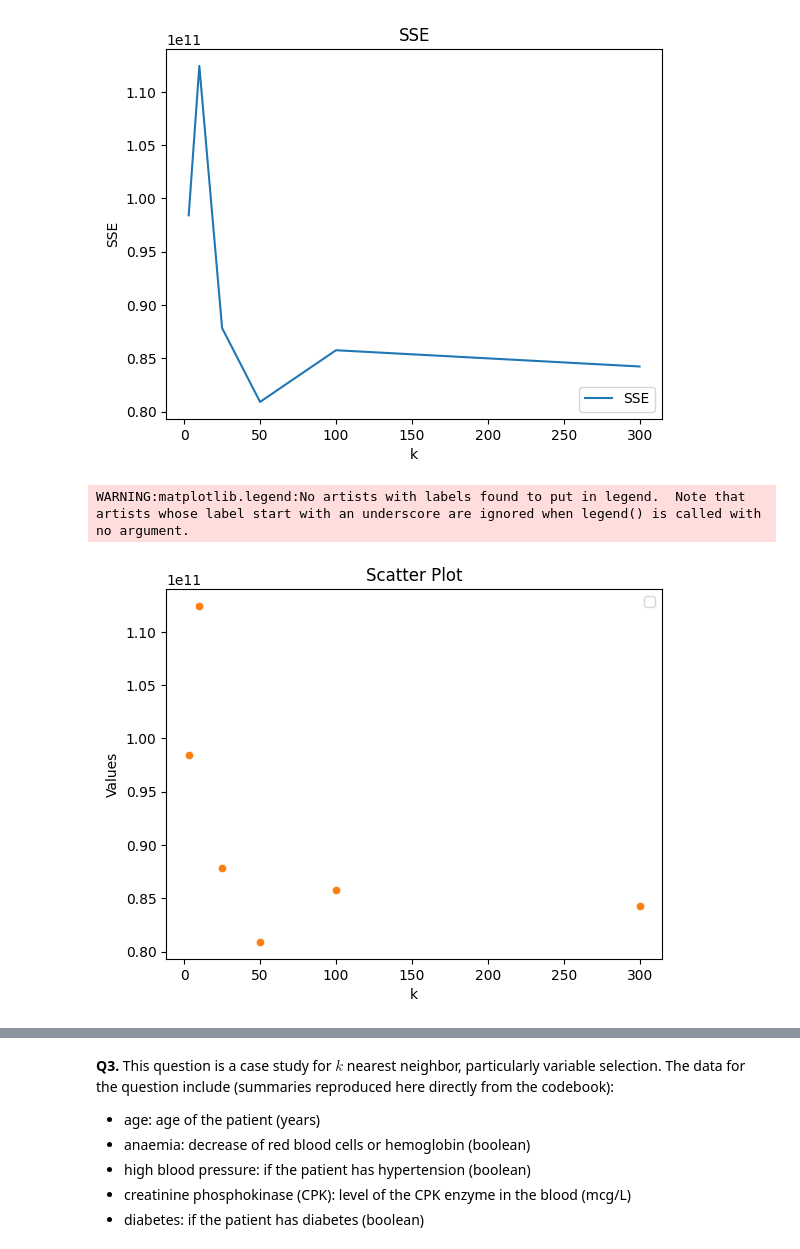
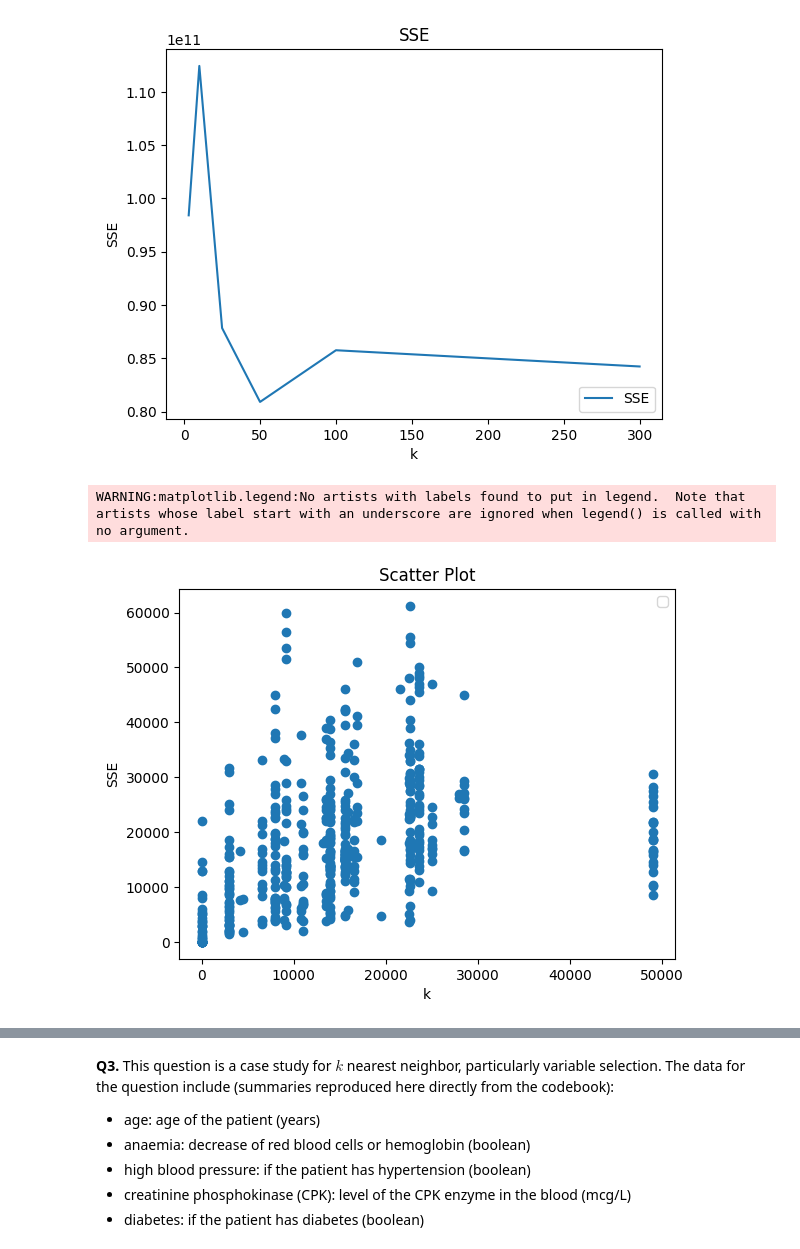
Before and after one commit to ToriStoner/assignment3, a Jupyter notebook: assignment_knn_and_kmc.ipynb, the cells around one changed output, grey strips where cells are left out. Cells and saved outputs as stored; diff of their text form; code cells hidden in the pictures.

```diff
--- a/assignment_knn_and_kmc.ipynb
+++ b/assignment_knn_and_kmc.ipynb
@@ -375,22 +379,23 @@ plt.show()
 # %% [output]
 [figure]
 # %%
-import seaborn as sns
 
-sns.scatterplot(data=y_hat, x= k_bar, y=SSE)
-sns.scatterplot(data= y_test, x=k_bar, y=SSE)
+
+y_hat = fitted_model.predict(x_test)
+
+plt.scatter(y_hat, y_test)
 
 plt.xlabel("k")
-plt.ylabel("Values")
+plt.ylabel("SSE")
 plt.legend()
 plt.title('Scatter Plot')
 plt.show()
 
 #The SSE declines with k values from 15-50, with the optimal k value being at 50
 #the SSE then increases from k values of 50-100 before decreasing again slightly
 # %% [output]
 WARNING:matplotlib.legend:No artists with labels found to put in legend.  Note that artists whose label start with an underscore are ignored when legend() is called with no argument.
-[figure, old version]
+[figure, new version]
 # %%
 #Q5
 from sklearn.neighbors import KNeighborsClassifier
```
Also changed, not shown: parts of 14 cells of this notebook.
